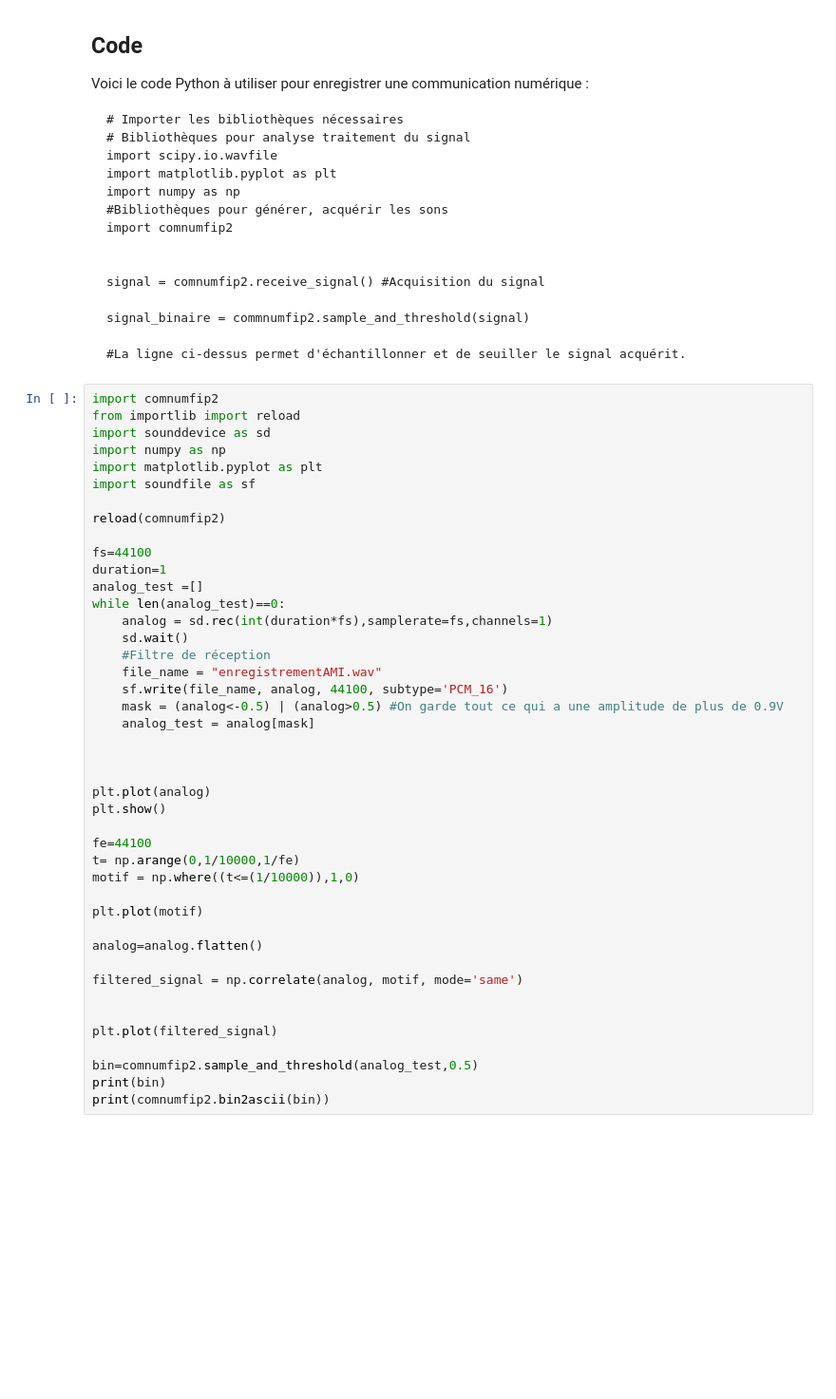
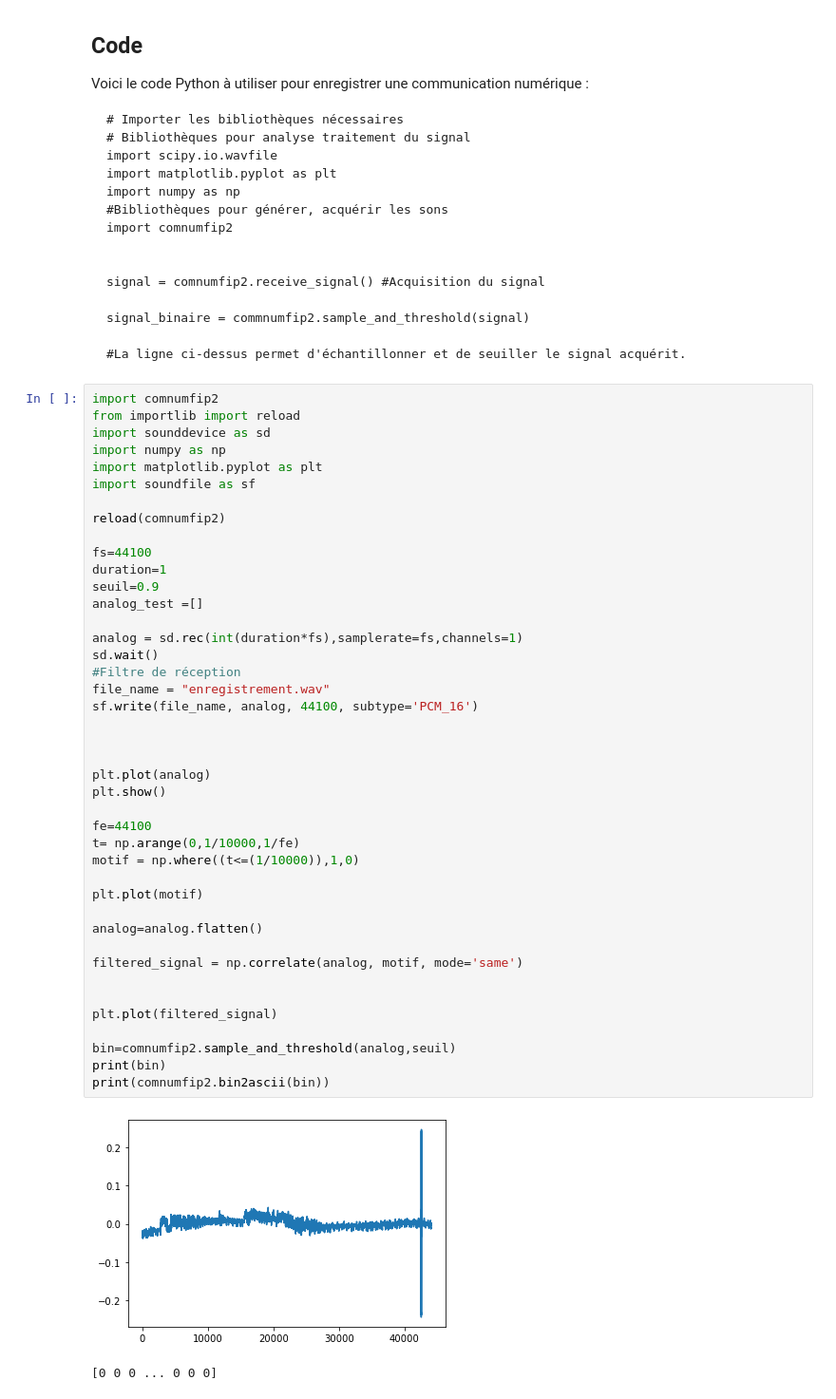
Before and after one commit to zuce68/ProjetFIP2A, a Jupyter notebook: Professeur/TP2/CommunicationNum.ipynb, the cells around one changed output. Shown: that part at 95% size. Saved outputs shown, nothing was run; the diff lists cells and outputs as text; blank space fills up the shorter version.

```diff
--- a/Professeur/TP2/CommunicationNum.ipynb
+++ b/Professeur/TP2/CommunicationNum.ipynb
@@ -45,39 +45,41 @@ import sounddevice as sd
 import numpy as np
 import matplotlib.pyplot as plt
 import soundfile as sf
 
 reload(comnumfip2)
 
 fs=44100
 duration=1
+seuil=0.9
 analog_test =[]
-while len(analog_test)==0:
-    analog = sd.rec(int(duration*fs),samplerate=fs,channels=1)
-    sd.wait()
-    #Filtre de réception
-    file_name = "enregistrementAMI.wav"
-    sf.write(file_name, analog, 44100, subtype='PCM_16')
-    mask = (analog<-0.5) | (analog>0.5) #On garde tout ce qui a une amplitude de plus de 0.9V
-    analog_test = analog[mask]
+
+analog = sd.rec(int(duration*fs),samplerate=fs,channels=1)
+sd.wait()
+#Filtre de réception
+file_name = "enregistrement.wav"
+sf.write(file_name, analog, 44100, subtype='PCM_16')
 
 
 
 plt.plot(analog)
 plt.show()
 
 fe=44100
 t= np.arange(0,1/10000,1/fe)
 motif = np.where((t<=(1/10000)),1,0)
 
 plt.plot(motif)
 
 analog=analog.flatten()
 
 filtered_signal = np.correlate(analog, motif, mode='same')
 
 
 plt.plot(filtered_signal)
 
-bin=comnumfip2.sample_and_threshold(analog_test,0.5)
+bin=comnumfip2.sample_and_threshold(analog,seuil)
 print(bin)
 print(comnumfip2.bin2ascii(bin))
+# %% [output]
+[figure, added]
+[0 0 0 ... 0 0 0]
```
Also changed, not shown: parts of 2 cells of this notebook, 7 other files.
